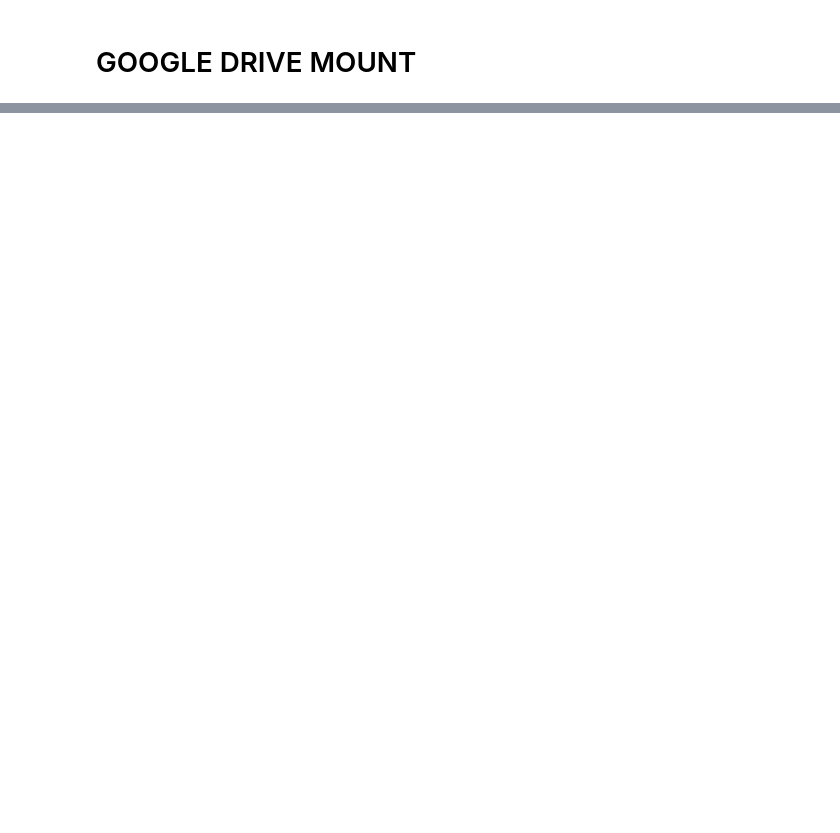
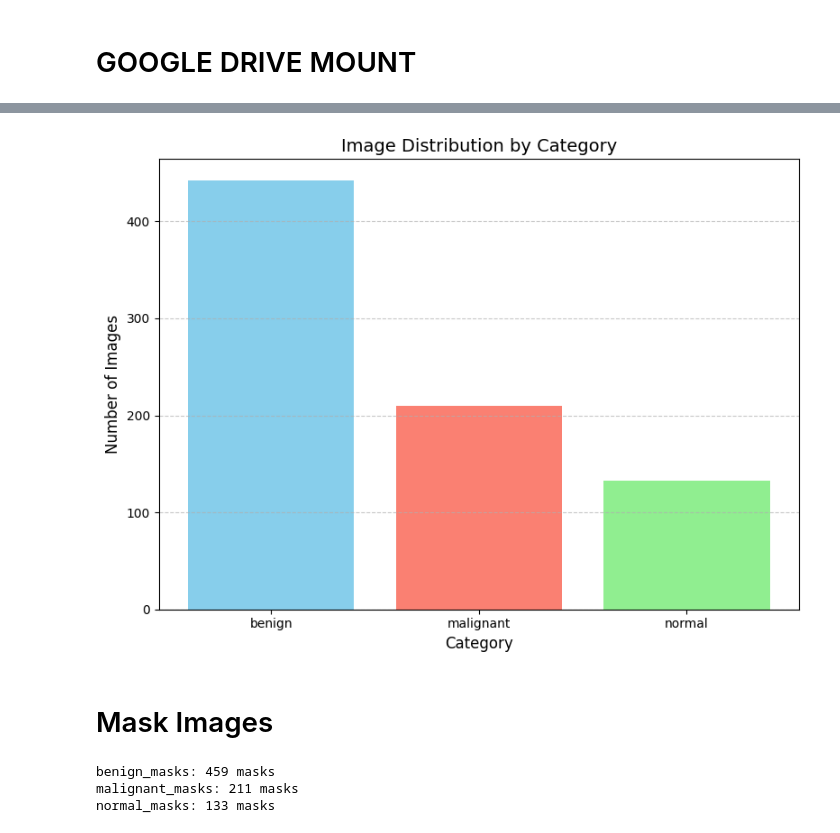
Before and after one commit to soumnemishra/Breast_cancer_detection, a Jupyter notebook: breast_cancer_project.ipynb, the cells around one changed output, grey strips where cells are left out. Cells and saved outputs as stored; diff of their text form; code cells hidden in the pictures; blank space fills up the shorter version.

```diff
--- a/breast_cancer_project.ipynb
+++ b/breast_cancer_project.ipynb
@@ -60,0 +133,37 @@ normal: 266 images
+# %%
+
+# Categories
+categories = ["benign", "malignant", "normal"]
+
+# Count the number of images per category (excluding mask images)
+image_counts = {}
+
+for category in categories:
+    category_path = os.path.join(dataset_path, category)
+    image_list = [img for img in os.listdir(category_path) if "_mask" not in img]
+    image_counts[category] = len(image_list)
+
+# Plotting the bar chart
+plt.figure(figsize=(8, 6))
+plt.bar(image_counts.keys(), image_counts.values(), color=['skyblue', 'salmon', 'lightgreen'])
+plt.title("Image Distribution by Category", fontsize=14)
+plt.xlabel("Category", fontsize=12)
+plt.ylabel("Number of Images", fontsize=12)
+plt.grid(axis='y', linestyle='--', alpha=0.7)
+plt.tight_layout()
+plt.show()
+# %% [output]
+[figure, added]
+# %% [markdown]
+# Mask Images
+# %%
+# Check the number of mask images in each category
+mask_categories = ["benign_masks", "malignant_masks", "normal_masks"]
+for category in mask_categories:
+    mask_category_path = os.path.join(dataset_path, category)
+    mask_files = os.listdir(mask_category_path)
+    print(f"{category}: {len(mask_files)} masks")
+# %% [output]
+benign_masks: 459 masks
+malignant_masks: 211 masks
+normal_masks: 133 masks
```
Also changed, not shown: parts of 7 cells of this notebook.
